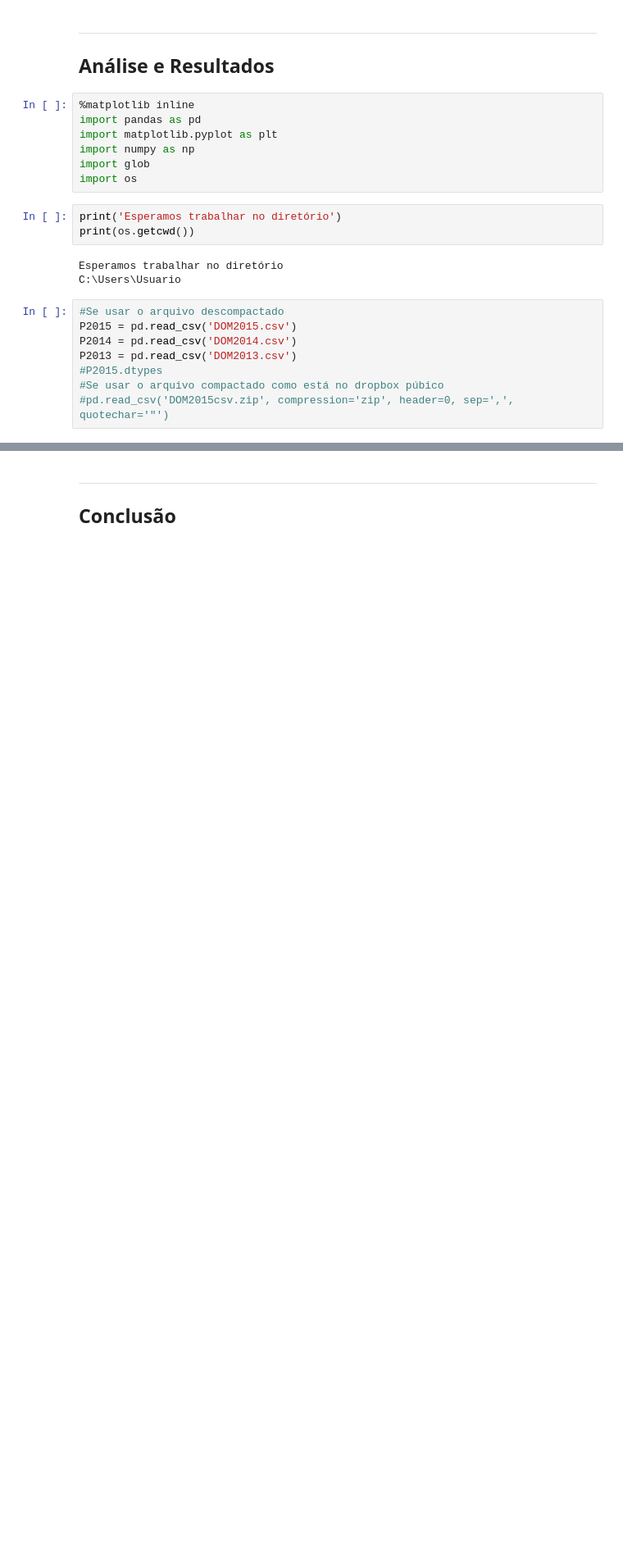
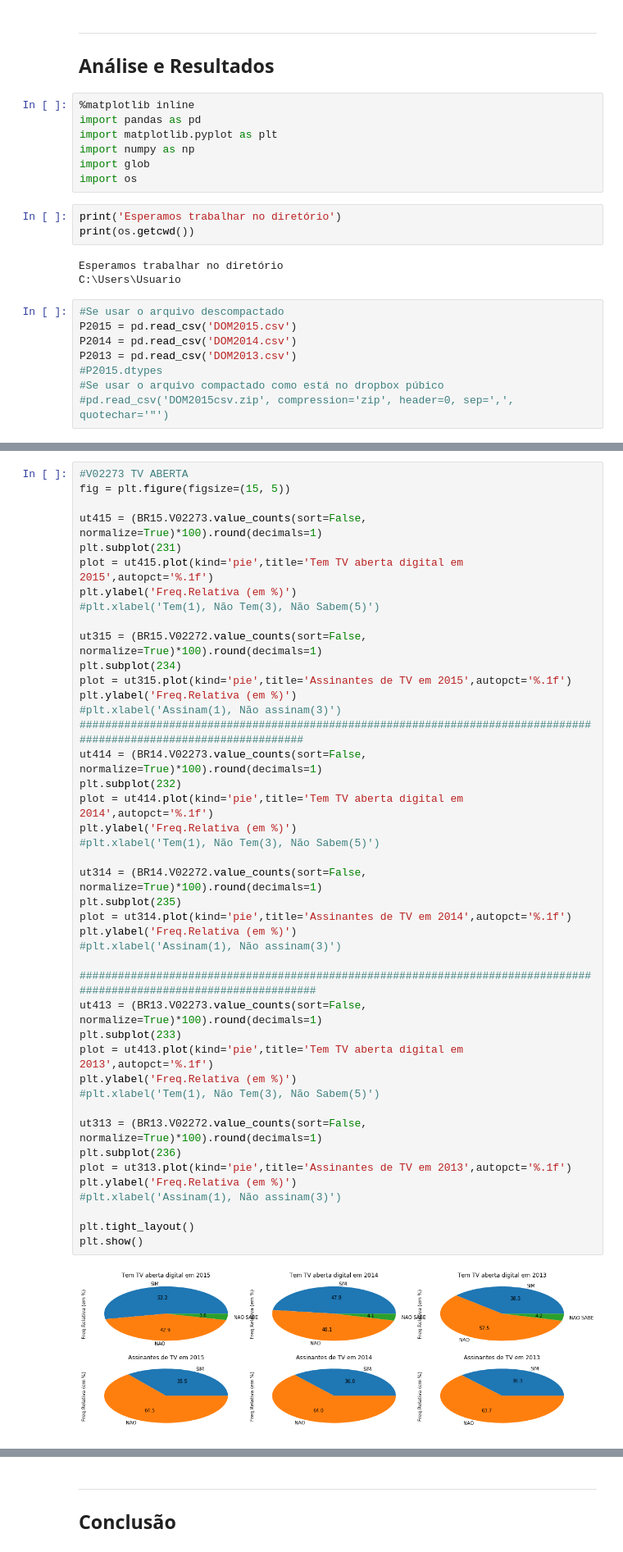
Before and after one commit to guipleite/CD-Insper, a Jupyter notebook: Projeto1 Layout.ipynb, the cells around one changed output, grey strips where cells are left out. Shown at 82% size. Cells and saved outputs as stored; diff of their text form; blank space fills up the shorter version.

```diff
--- a/Projeto1 Layout.ipynb
+++ b/Projeto1 Layout.ipynb
@@ -128,0 +219,45 @@ See the caveats in the documentation: http://pandas.pydata.org/pandas-docs/stabl
+# %%
+#V02273 TV ABERTA
+fig = plt.figure(figsize=(15, 5))
+
+ut415 = (BR15.V02273.value_counts(sort=False, normalize=True)*100).round(decimals=1)
+plt.subplot(231)
+plot = ut415.plot(kind='pie',title='Tem TV aberta digital em 2015',autopct='%.1f')
+plt.ylabel('Freq.Relativa (em %)')
+#plt.xlabel('Tem(1), Não Tem(3), Não Sabem(5)')
+
+ut315 = (BR15.V02272.value_counts(sort=False, normalize=True)*100).round(decimals=1)
+plt.subplot(234)
+plot = ut315.plot(kind='pie',title='Assinantes de TV em 2015',autopct='%.1f')
+plt.ylabel('Freq.Relativa (em %)')
+#plt.xlabel('Assinam(1), Não assinam(3)')
+###################################################################################################################
+ut414 = (BR14.V02273.value_counts(sort=False, normalize=True)*100).round(decimals=1)
+plt.subplot(232)
+plot = ut414.plot(kind='pie',title='Tem TV aberta digital em 2014',autopct='%.1f')
+plt.ylabel('Freq.Relativa (em %)')
+#plt.xlabel('Tem(1), Não Tem(3), Não Sabem(5)')
+
+ut314 = (BR14.V02272.value_counts(sort=False, normalize=True)*100).round(decimals=1)
+plt.subplot(235)
+plot = ut314.plot(kind='pie',title='Assinantes de TV em 2014',autopct='%.1f')
+plt.ylabel('Freq.Relativa (em %)')
+#plt.xlabel('Assinam(1), Não assinam(3)')
+
+#####################################################################################################################
+ut413 = (BR13.V02273.value_counts(sort=False, normalize=True)*100).round(decimals=1)
+plt.subplot(233)
+plot = ut413.plot(kind='pie',title='Tem TV aberta digital em 2013',autopct='%.1f')
+plt.ylabel('Freq.Relativa (em %)')
+#plt.xlabel('Tem(1), Não Tem(3), Não Sabem(5)')
+
+ut313 = (BR13.V02272.value_counts(sort=False, normalize=True)*100).round(decimals=1)
+plt.subplot(236)
+plot = ut313.plot(kind='pie',title='Assinantes de TV em 2013',autopct='%.1f')
+plt.ylabel('Freq.Relativa (em %)')
+#plt.xlabel('Assinam(1), Não assinam(3)')
+
+plt.tight_layout()
+plt.show()
+# %% [output]
+[figure, added]
```
Also changed, not shown: parts of 18 cells of this notebook, 3 other files.
